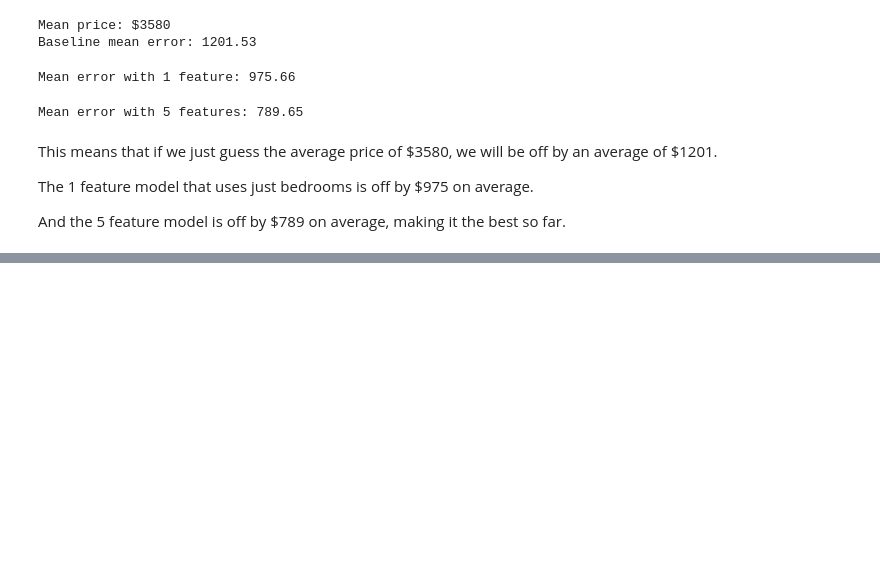
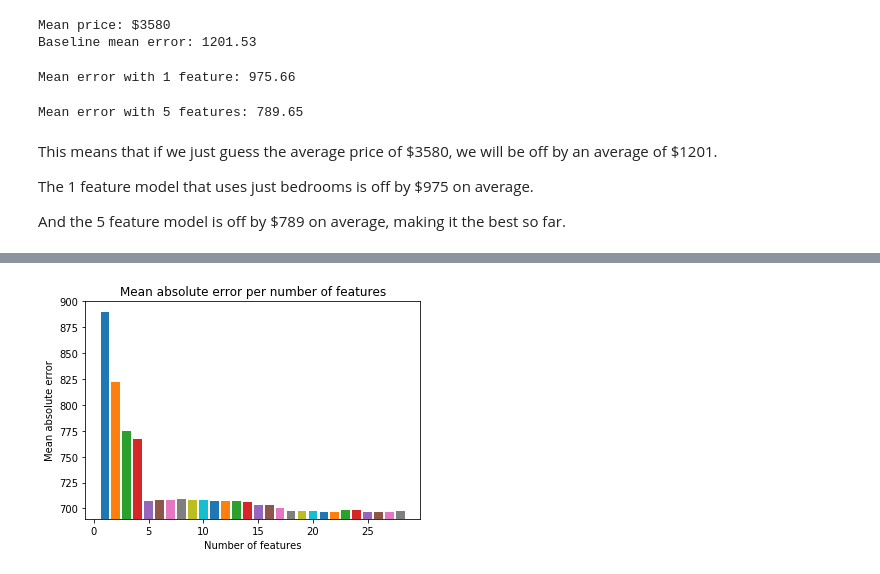
Before and after one commit to jonDuke/DS-Unit-2-Linear-Models, a Jupyter notebook: module1-regression-1/LS_DS_211_assignment.ipynb, the cells around one changed output, grey strips where cells are left out. Saved outputs shown, nothing was run; the diff lists cells and outputs as text; code cells hidden in the pictures; blank space fills up the shorter version.

```diff
--- a/module1-regression-1/LS_DS_211_assignment.ipynb
+++ b/module1-regression-1/LS_DS_211_assignment.ipynb
@@ -235,3 +235,12 @@ This means that if we just guess the average price of \$3580, we will be off by
 The 1 feature model that uses just bedrooms is off by $975 on average.
 
 And the 5 feature model is off by $789 on average, making it the best so far.
+# %%
+# Let's have some fun and go crazy trying all features at once
+
+# Get all numeric features, except price
+features = df.select_dtypes('number').columns.drop('price')
+
+# fit the new model
+big_model = LinearRegression()
+big_model.fit(df[features], df[target])
@@ -237,0 +249,4 @@ And the 5 feature model is off by $789 on average, making it the best so far.
+# %%
+# test the new model
+y_pred = big_model.predict(df[features])
+print(f'Mean error with all features: {mean_absolute_error(y_true, y_pred):.2f}')
@@ -237,0 +268,7 @@ And the 5 feature model is off by $789 on average, making it the best so far.
+# %%
+# All possible features, sorted by their correlation
+all_features = (df.corr()['price']            # get correlation of each column
+                .abs()                        # get absolute value of that
+                .drop('price')                # drop price's correlation to itself
+                .sort_values(ascending=False) # sort descending
+                .reset_index()['index'])      # get the column names themselves
@@ -237,0 +284,29 @@ And the 5 feature model is off by $789 on average, making it the best so far.
+# %%
+# target is always price
+target = 'price'
+y_train = df[target]
+
+model = LinearRegression()
+errors = []
+for n in range(1,len(all_features)+1):
+  # set up the first n features
+  features = all_features[:n]
+  X_train = df[features]
+
+  # fit the model
+  model.fit(X_train, y_train)
+
+  # test the model
+  y_pred = model.predict(df[features])
+  mea = mean_absolute_error(y_true, y_pred)
+  errors.append(mea) # save errors for the alternate visualization
+
+  # plot the mean error on a bar chart
+  plt.bar(x=n, height=mea)
+
+plt.title('Mean absolute error per number of features')
+plt.ylabel('Mean absolute error')
+plt.ylim(bottom=690, top=900)
+plt.xlabel('Number of features');
+# %% [output]
+[figure, added]
```
Also changed, not shown: parts of 7 cells of this notebook.
